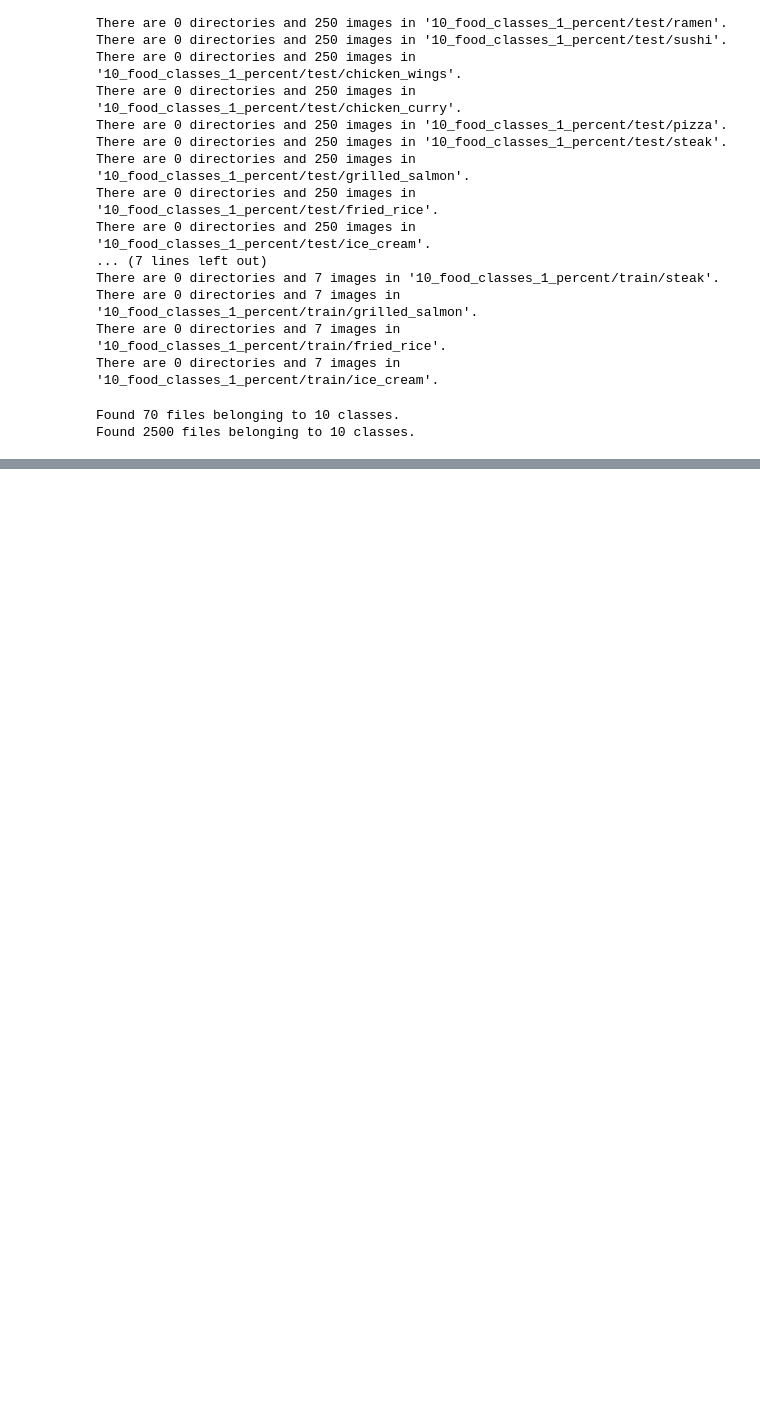
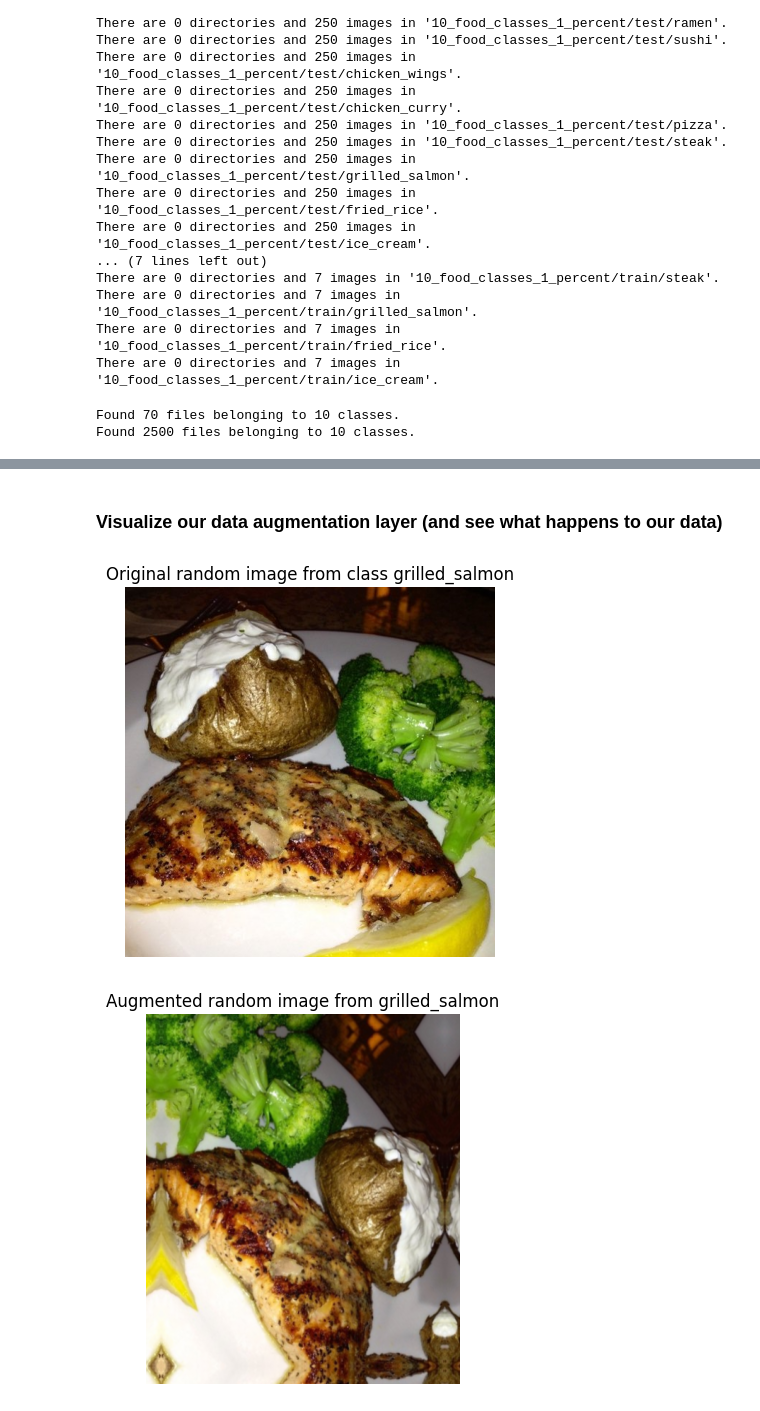
Before and after one commit to mjaliz/tfztm, a Jupyter notebook: 05_transfer_learning_in_tensorflow_part_2_fine_tuning.ipynb, the cells around one changed output, grey strips where cells are left out. Drawn from its saved outputs; the diff is of its cells as text; code cells hidden in the pictures; blank space fills up the shorter version.

Commit message:
visualize augmented images

```diff
--- a/05_transfer_learning_in_tensorflow_part_2_fine_tuning.ipynb
+++ b/05_transfer_learning_in_tensorflow_part_2_fine_tuning.ipynb
@@ -400,0 +402,44 @@ Found 2500 files belonging to 10 classes.
+# %%
+import tensorflow as tf
+from tensorflow import keras
+from tensorflow.keras import layers
+from tensorflow.keras import preprocessing
+
+# Create data augmentation stage with horizontal flipping, rotations, zooms, etc
+data_augmentation = keras.Sequential([
+    layers.RandomFlip("horizontal"),
+    layers.RandomRotation(0.2),
+    layers.RandomZoom(0.2),
+    layers.RandomHeight(0.2),
+    layers.RandomWidth(0.2),
+    # layers.Rescaling(1./255) # Keep for models like ResNet50V2 but EfficientNet's having rescaling builtin
+], name="data_augmentation")
+# %% [markdown]
+### Visualize our data augmentation layer (and see what happens to our data)
+# %%
+# View a random image and compare it to its augmented version
+import matplotlib.pyplot as plt
+import matplotlib.image as mpimg
+import os
+import random
+
+target_class = random.choice(train_data_10_percent.class_names)
+target_dir = "10_food_classes_1_percent/train/" + target_class
+random_image = random.choice(os.listdir(target_dir))
+random_image_path = target_dir + "/" + random_image
+
+# Read in the random image
+img = mpimg.imread(random_image_path)
+plt.imshow(img)
+plt.title(f"Original random image from class {target_class}")
+plt.axis(False);
+
+# Now let's plot our augmented random iamge
+augmented_img = data_augmentation(img/255.)
+plt.figure()
+plt.imshow(augmented_img)
+plt.title(f"Augmented random image from {target_class}")
+plt.axis(False);
+# %% [output]
+[figure, added]
+[figure, added]
```
Also changed, not shown: parts of 12 cells of this notebook.
